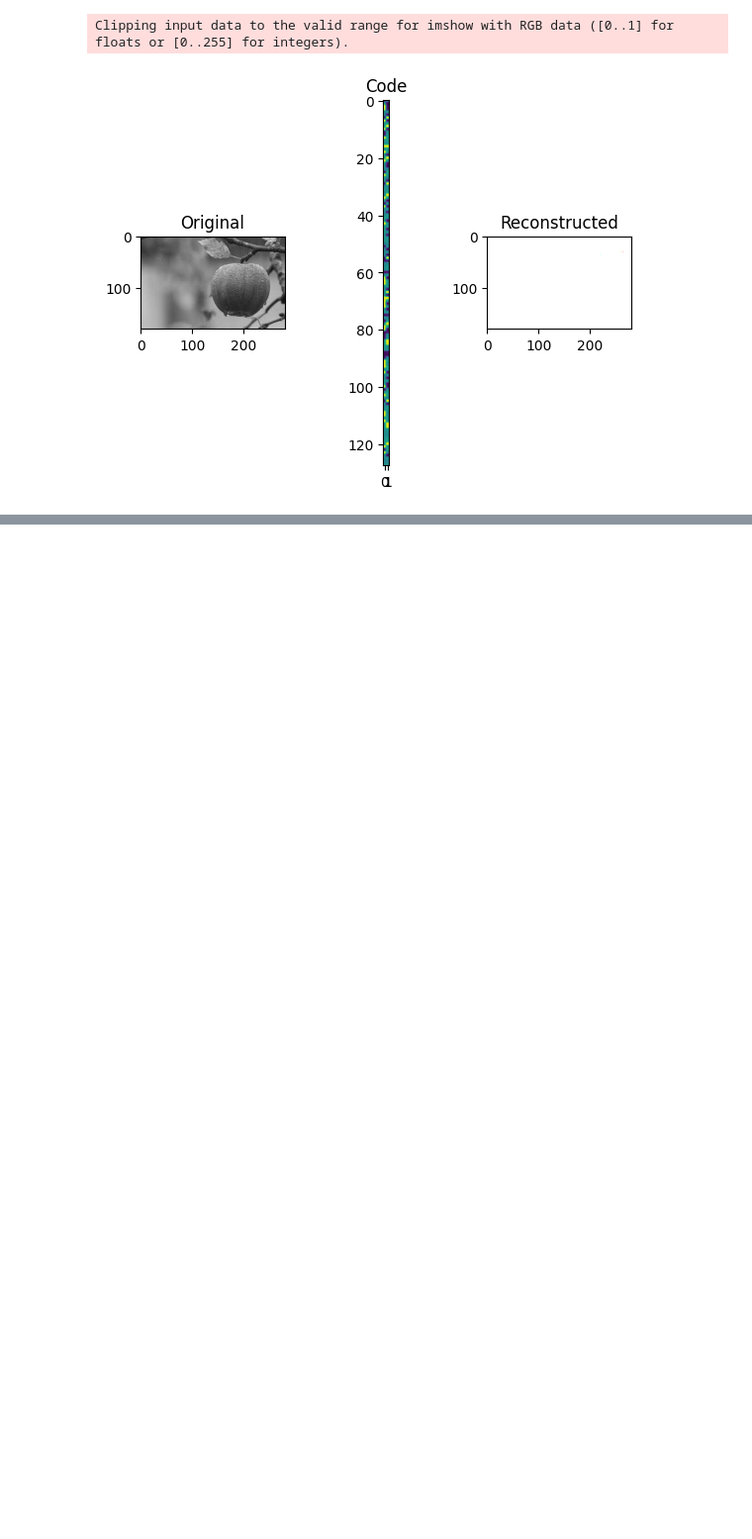
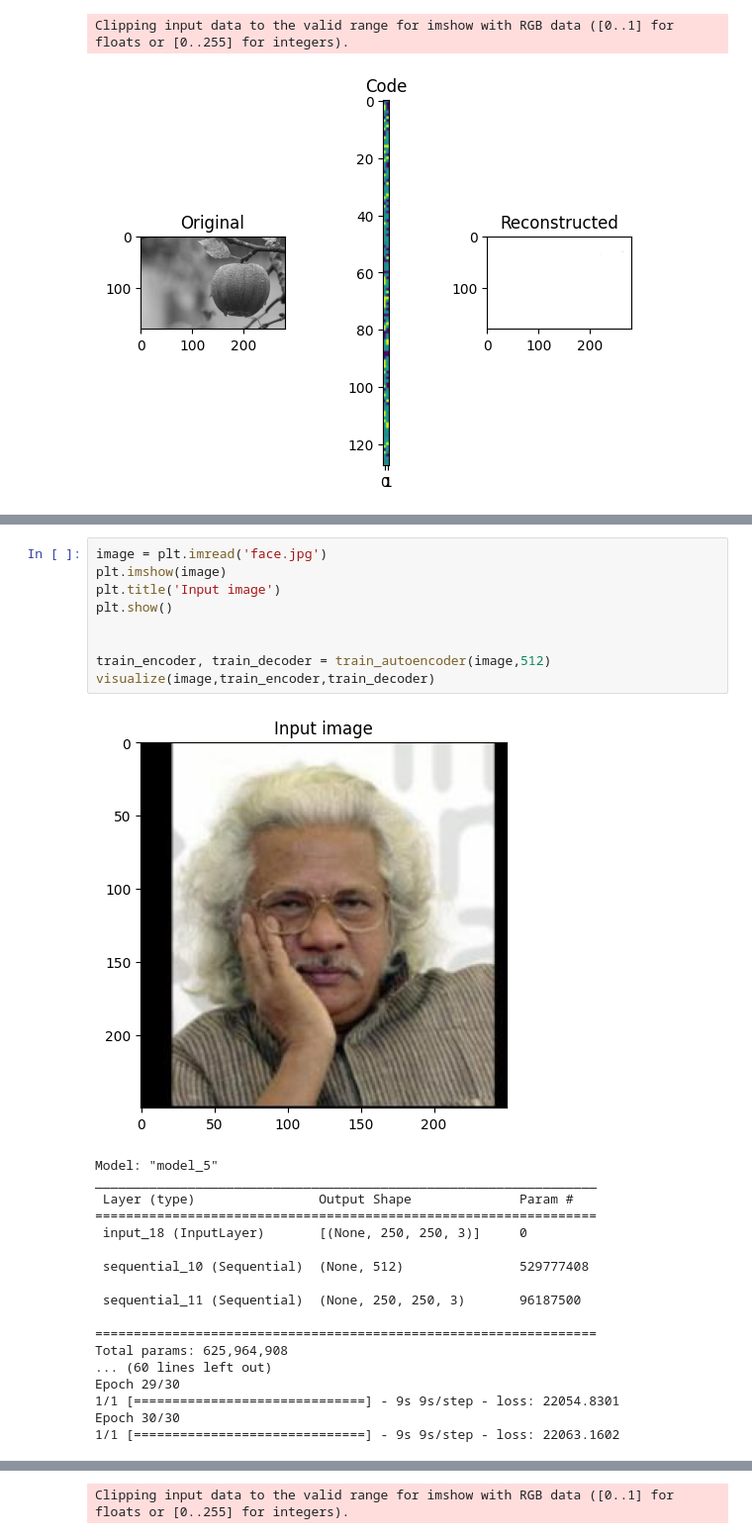
Before and after one commit to sunny2dutta/generate_music, a Jupyter notebook: mit_6.S191/Image_Encode_decode.ipynb, the cells around one changed output, grey strips where cells are left out. Shown at 99% size. Cells and saved outputs as stored; diff of their text form; blank space fills up the shorter version.

```diff
--- a/mit_6.S191/Image_Encode_decode.ipynb
+++ b/mit_6.S191/Image_Encode_decode.ipynb
@@ -201,0 +320,28 @@ Clipping input data to the valid range for imshow with RGB data ([0..1] for floa
+# %%
+image = plt.imread('face.jpg')
+plt.imshow(image)
+plt.title('Input image')
+plt.show()
+
+
+train_encoder, train_decoder = train_autoencoder(image,512)
+visualize(image,train_encoder,train_decoder)
+# %% [output]
+[figure, added]
+Model: "model_5"
+_________________________________________________________________
+ Layer (type)                Output Shape              Param #
+=================================================================
+ input_18 (InputLayer)       [(None, 250, 250, 3)]     0
+
+ sequential_10 (Sequential)  (None, 512)               529777408
+
+ sequential_11 (Sequential)  (None, 250, 250, 3)       96187500
+
+=================================================================
+Total params: 625,964,908
+... (60 lines left out)
+Epoch 29/30
+1/1 [==============================] - 9s 9s/step - loss: 22054.8301
+Epoch 30/30
+1/1 [==============================] - 9s 9s/step - loss: 22063.1602
@@ -201,0 +351 @@ Clipping input data to the valid range for imshow with RGB data ([0..1] for floa
+Clipping input data to the valid range for imshow with RGB data ([0..1] for floats or [0..255] for integers).
```
Also changed, not shown: parts of 10 cells of this notebook, 3 other files.
